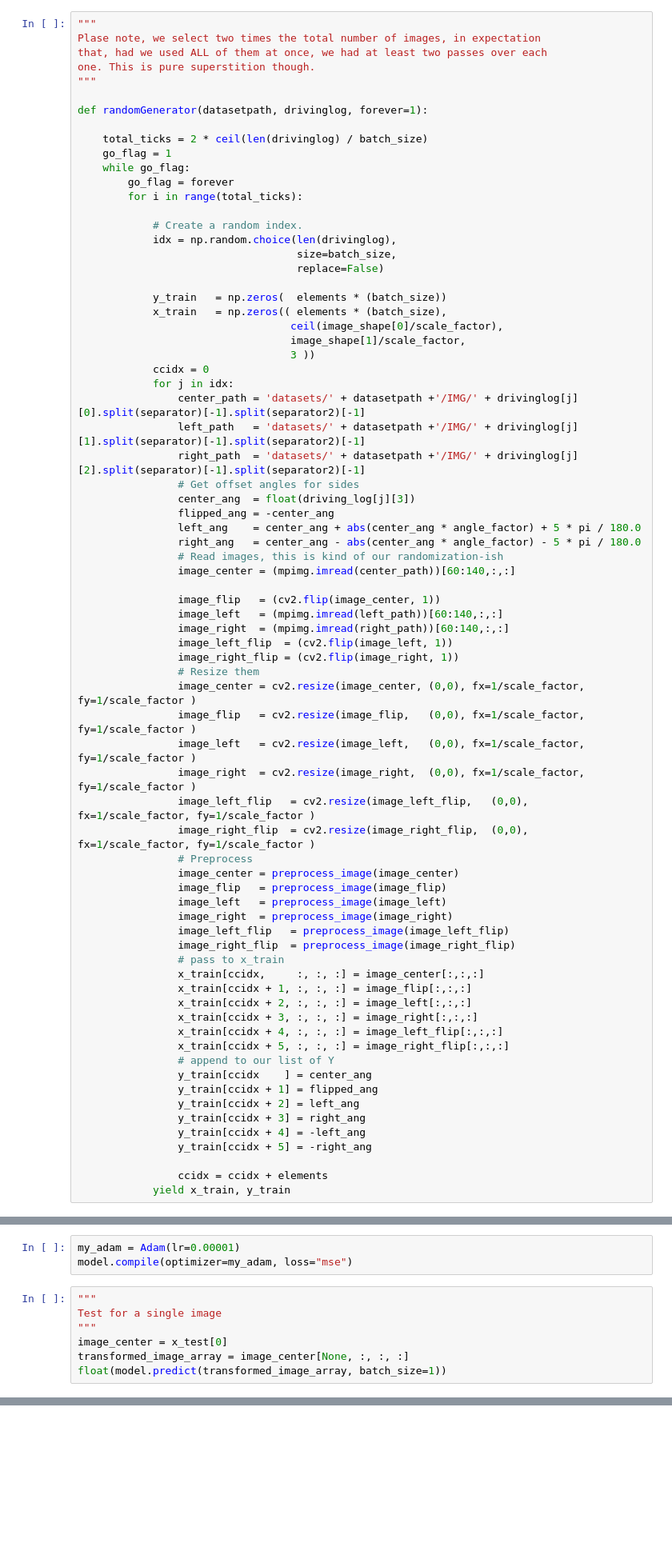
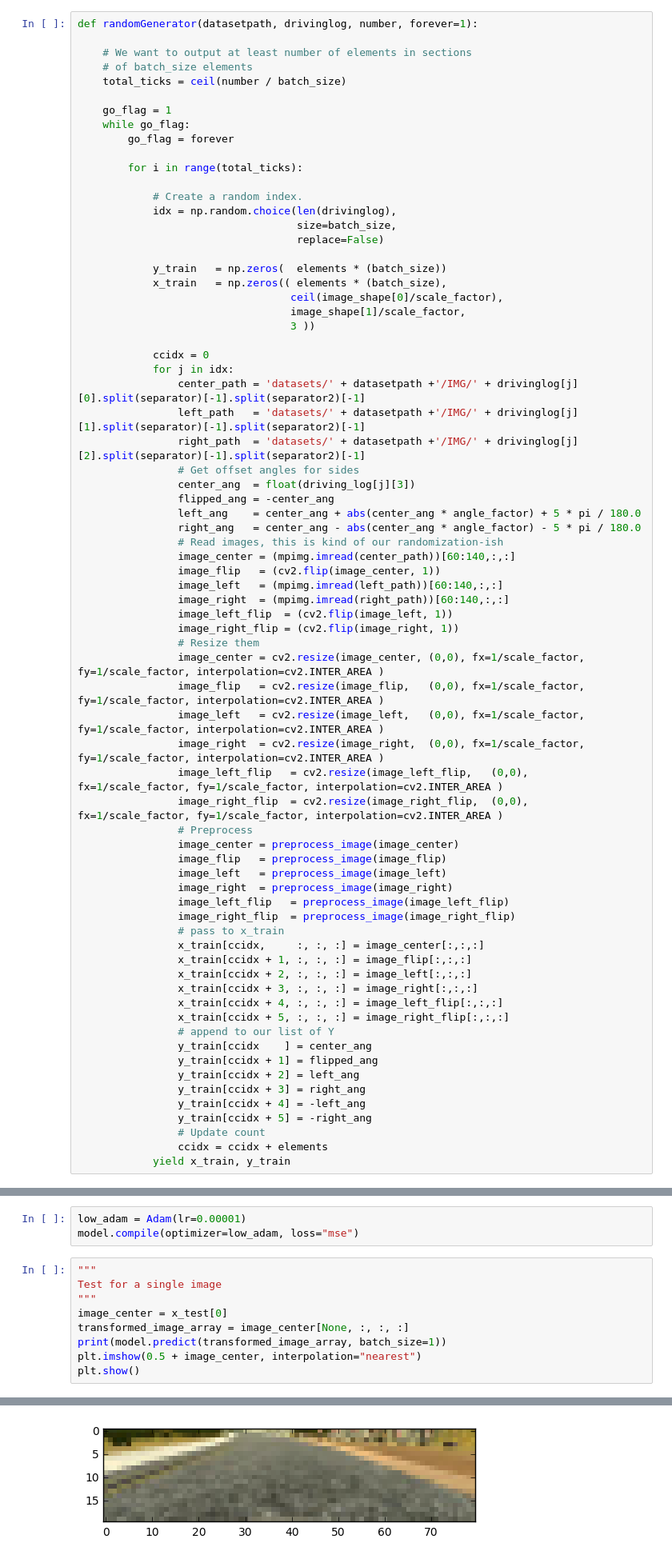
Before and after one commit to eigendreams/behaviorCloning, a Jupyter notebook: bcBase.ipynb, the cells around one changed output, grey strips where cells are left out. Shown: that part at 80% size. Drawn from its saved outputs; the diff is of its cells as text; blank space fills up the shorter version.

```diff
--- a/bcBase.ipynb
+++ b/bcBase.ipynb
@@ -110,18 +144,16 @@ batch_size = 500;
 elements = 6
 angle_factor = 0.75
 # %%
-"""
-Plase note, we select two times the total number of images, in expectation
-that, had we used ALL of them at once, we had at least two passes over each
-one. This is pure superstition though.
-"""
+def randomGenerator(datasetpath, drivinglog, number, forever=1):
 
-def randomGenerator(datasetpath, drivinglog, forever=1):
+    # We want to output at least number of elements in sections
+    # of batch_size elements
+    total_ticks = ceil(number / batch_size)
 
-    total_ticks = 2 * ceil(len(drivinglog) / batch_size)
     go_flag = 1
     while go_flag:
         go_flag = forever
+
         for i in range(total_ticks):
 
             # Create a random index.
@@ -134,6 +166,7 @@ def randomGenerator(datasetpath, drivinglog, forever=1):
                                   ceil(image_shape[0]/scale_factor),
                                   image_shape[1]/scale_factor,
                                   3 ))
+
             ccidx = 0
             for j in idx:
                 center_path = 'datasets/' + datasetpath +'/IMG/' + drivinglog[j][0].split(separator)[-1].split(separator2)[-1]
@@ -146,19 +179,18 @@ def randomGenerator(datasetpath, drivinglog, forever=1):
                 right_ang   = center_ang - abs(center_ang * angle_factor) - 5 * pi / 180.0
                 # Read images, this is kind of our randomization-ish
                 image_center = (mpimg.imread(center_path))[60:140,:,:]
-
                 image_flip   = (cv2.flip(image_center, 1))
                 image_left   = (mpimg.imread(left_path))[60:140,:,:]
                 image_right  = (mpimg.imread(right_path))[60:140,:,:]
                 image_left_flip  = (cv2.flip(image_left, 1))
                 image_right_flip = (cv2.flip(image_right, 1))
                 # Resize them
-                image_center = cv2.resize(image_center, (0,0), fx=1/scale_factor, fy=1/scale_factor )
-                image_flip   = cv2.resize(image_flip,   (0,0), fx=1/scale_factor, fy=1/scale_factor )
-                image_left   = cv2.resize(image_left,   (0,0), fx=1/scale_factor, fy=1/scale_factor )
-                image_right  = cv2.resize(image_right,  (0,0), fx=1/scale_factor, fy=1/scale_factor )
-                image_left_flip   = cv2.resize(image_left_flip,   (0,0), fx=1/scale_factor, fy=1/scale_factor )
-                image_right_flip  = cv2.resize(image_right_flip,  (0,0), fx=1/scale_factor, fy=1/scale_factor )
+                image_center = cv2.resize(image_center, (0,0), fx=1/scale_factor, fy=1/scale_factor, interpolation=cv2.INTER_AREA )
+                image_flip   = cv2.resize(image_flip,   (0,0), fx=1/scale_factor, fy=1/scale_factor, interpolation=cv2.INTER_AREA )
+                image_left   = cv2.resize(image_left,   (0,0), fx=1/scale_factor, fy=1/scale_factor, interpolation=cv2.INTER_AREA )
+                image_right  = cv2.resize(image_right,  (0,0), fx=1/scale_factor, fy=1/scale_factor, interpolation=cv2.INTER_AREA )
+                image_left_flip   = cv2.resize(image_left_flip,   (0,0), fx=1/scale_factor, fy=1/scale_factor, interpolation=cv2.INTER_AREA )
+                image_right_flip  = cv2.resize(image_right_flip,  (0,0), fx=1/scale_factor, fy=1/scale_factor, interpolation=cv2.INTER_AREA )
                 # Preprocess
                 image_center = preprocess_image(image_center)
                 image_flip   = preprocess_image(image_flip)
@@ -180,6 +212,6 @@ def randomGenerator(datasetpath, drivinglog, forever=1):
                 y_train[ccidx + 3] = right_ang
                 y_train[ccidx + 4] = -left_ang
                 y_train[ccidx + 5] = -right_ang
-
+                # Update count
                 ccidx = ccidx + elements
             yield x_train, y_train
@@ -354,11 +345,13 @@ ________________________________________________________________________________
 # %%
-my_adam = Adam(lr=0.00001)
-model.compile(optimizer=my_adam, loss="mse")
+low_adam = Adam(lr=0.00001)
+model.compile(optimizer=low_adam, loss="mse")
 # %%
 """
 Test for a single image
 """
 image_center = x_test[0]
 transformed_image_array = image_center[None, :, :, :]
-float(model.predict(transformed_image_array, batch_size=1))
+print(model.predict(transformed_image_array, batch_size=1))
+plt.imshow(0.5 + image_center, interpolation="nearest")
+plt.show()
 # %% [output]
@@ -366 +359,2 @@ float(model.predict(transformed_image_array, batch_size=1))
+[figure, added]
 # %%
```
Also changed, not shown: parts of 17 cells of this notebook, 5 other files.
